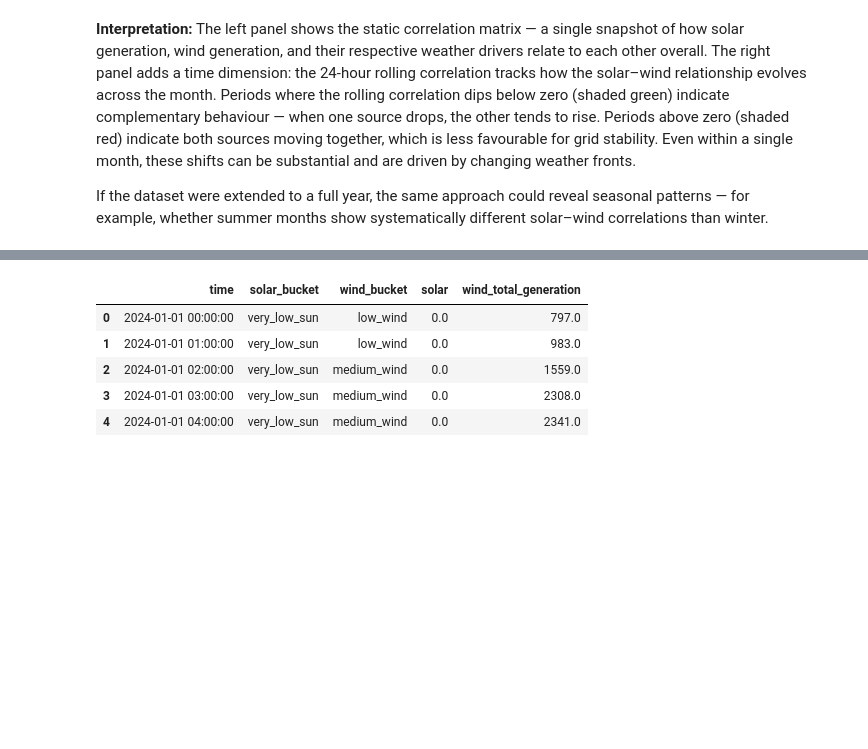
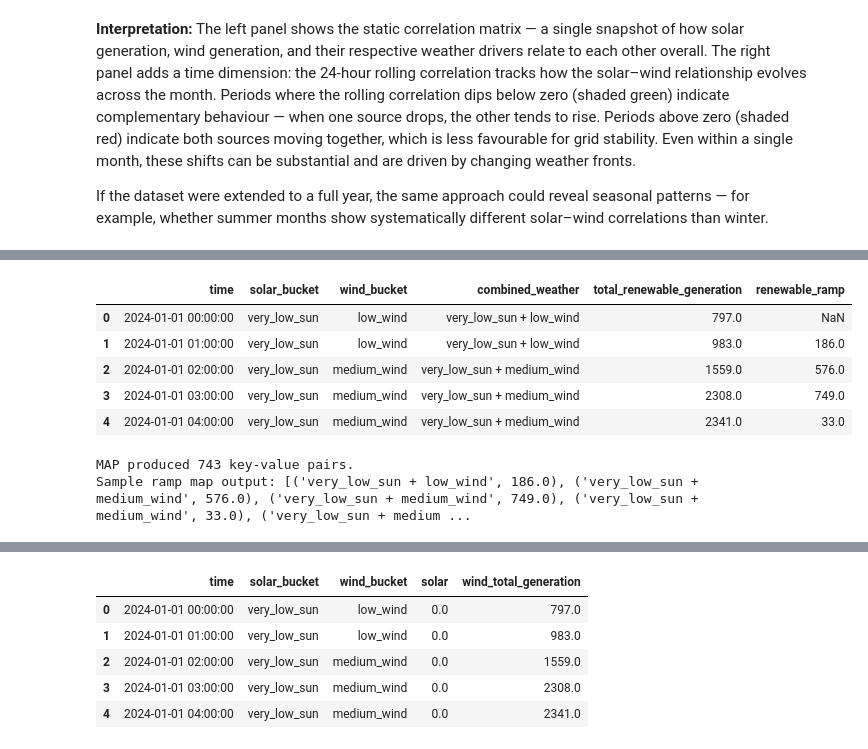
Before and after one commit to yosufe03/BDINF_Project, a Jupyter notebook: anaconda_projects/main.ipynb, the cells around one changed output, grey strips where cells are left out. Drawn from its saved outputs; the diff is of its cells as text; code cells hidden in the pictures; blank space fills up the shorter version.

```diff
--- a/anaconda_projects/main.ipynb
+++ b/anaconda_projects/main.ipynb
@@ -828,0 +832,64 @@ This is still a small in-memory example in Python, but it follows the MapReduce
+# %%
+def classify_solar_weather(row):
+    radiation = row.get("shortwave_radiation", np.nan)
+    if pd.isna(radiation):
+        return "unknown"
+    if radiation < 50:
+        return "very_low_sun"
+    elif radiation < 200:
+        return "low_sun"
+    elif radiation < 500:
+        return "medium_sun"
+    else:
+        return "high_sun"
+
+def classify_wind_weather(row):
+    wind = row.get("wind_speed_10m", np.nan)
+    if pd.isna(wind):
+        return "unknown"
+    if wind < 10:
+        return "low_wind"
+    elif wind < 20:
+        return "medium_wind"
+    else:
+        return "high_wind"
+
+# Classify each hour into weather buckets
+merged_df["solar_bucket"] = merged_df.apply(classify_solar_weather, axis=1)
+merged_df["wind_bucket"] = merged_df.apply(classify_wind_weather, axis=1)
+
+if wind_energy_cols:
+    merged_df["wind_total_generation"] = merged_df[wind_energy_cols].sum(axis=1)
+
+merged_df["total_renewable_generation"] = (
+    merged_df[solar_col] + merged_df["wind_total_generation"]
+)
+
+# Compute absolute hour-to-hour ramp
+merged_df["renewable_ramp"] = merged_df["total_renewable_generation"].diff().abs()
+
+# Combined weather key for the MapReduce grouping
+merged_df["combined_weather"] = (
+    merged_df["solar_bucket"] + " + " + merged_df["wind_bucket"]
+)
+
+merged_df[["time", "solar_bucket", "wind_bucket", "combined_weather",
+           "total_renewable_generation", "renewable_ramp"]].head()
+# %% [output]
+|  | time | solar_bucket | wind_bucket | combined_weather | total_renewable_generation | renewable_ramp |
+| 0 | 2024-01-01 00:00:00 | very_low_sun | low_wind | very_low_sun + low_wind | 797.0 | NaN |
+| 1 | 2024-01-01 01:00:00 | very_low_sun | low_wind | very_low_sun + low_wind | 983.0 | 186.0 |
+| 2 | 2024-01-01 02:00:00 | very_low_sun | medium_wind | very_low_sun + medium_wind | 1559.0 | 576.0 |
+| 3 | 2024-01-01 03:00:00 | very_low_sun | medium_wind | very_low_sun + medium_wind | 2308.0 | 749.0 |
+| 4 | 2024-01-01 04:00:00 | very_low_sun | medium_wind | very_low_sun + medium_wind | 2341.0 | 33.0 |
+# %%
+# MAP step: emit (combined_weather_bucket, ramp_value) for each hour
+ramp_map = []
+for _, row in merged_df.dropna(subset=["renewable_ramp"]).iterrows():
+    ramp_map.append((row["combined_weather"], row["renewable_ramp"]))
+
+print(f"MAP produced {len(ramp_map)} key-value pairs.")
+print("Sample ramp map output:", ramp_map[:5])
+# %% [output]
+MAP produced 743 key-value pairs.
+Sample ramp map output: [('very_low_sun + low_wind', 186.0), ('very_low_sun + medium_wind', 576.0), ('very_low_sun + medium_wind', 749.0), ('very_low_sun + medium_wind', 33.0), ('very_low_sun + medium ...
```
Also changed, not shown: parts of 9 cells of this notebook.
